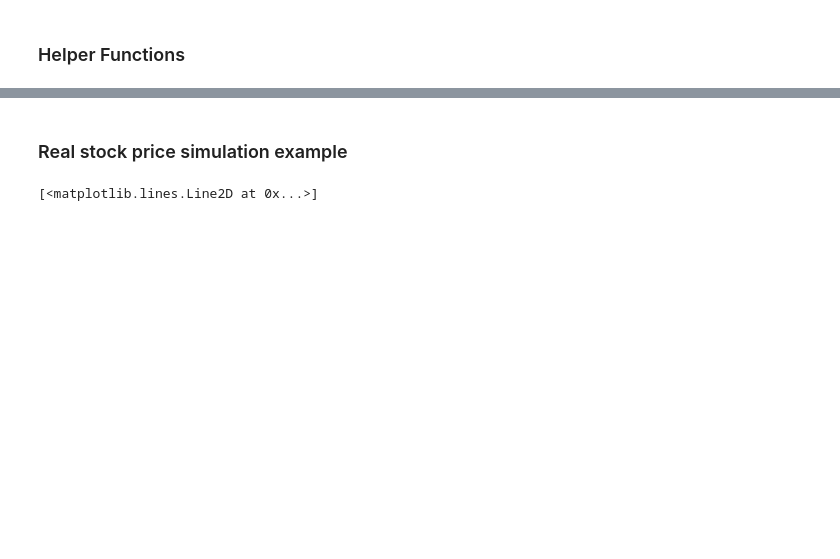
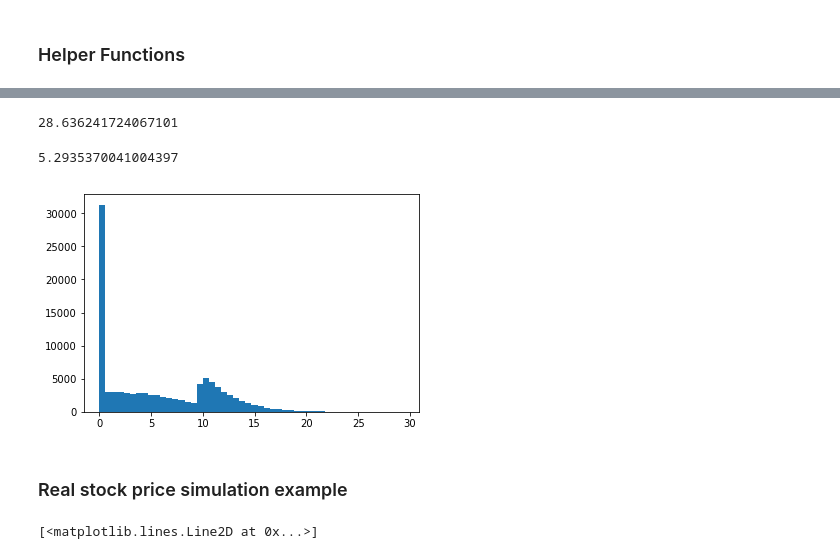
Before and after one commit to henrychan28/simulation_and_learning, a Jupyter notebook: American Option.ipynb, the cells around one changed output, grey strips where cells are left out. Cells and saved outputs as stored; diff of their text form; code cells hidden in the pictures; blank space fills up the shorter version.

```diff
--- a/American Option.ipynb
+++ b/American Option.ipynb
@@ -82,0 +156,13 @@ def
+# %%
+#Problem Parameters
+t = [0,0.3,0.6,0.9]
+t_dividends = [0.3, 0.6]
+t_expiration = 0.9
+dividends = [2,2]
+thresholds = [60, 60]
+s_0 = 50. #starting price
+K = 50 #exercise price
+mu = 0.1
+r = 0.1 #interest rate
+initial_adjustment = get_dividend_adjustment([0], dividends, t_dividends, r)[0]
+option_price = 4.85
@@ -83,3 +182,18 @@ def
+# %%
+result.mean()
+# %% [output]
+28.636241724067101
+# %%
+result.std()
+# %% [output]
+5.2935370041004397
+# %%
+import numpy as np
+import matplotlib.pyplot as plt
+plt.hist(result, 50)
+plt.show()
+# %% [output]
+[figure, added]
 # %% [markdown]
 <h3>Real stock price simulation example</h3>
 # %%
```
Also changed, not shown: parts of 20 cells of this notebook.
